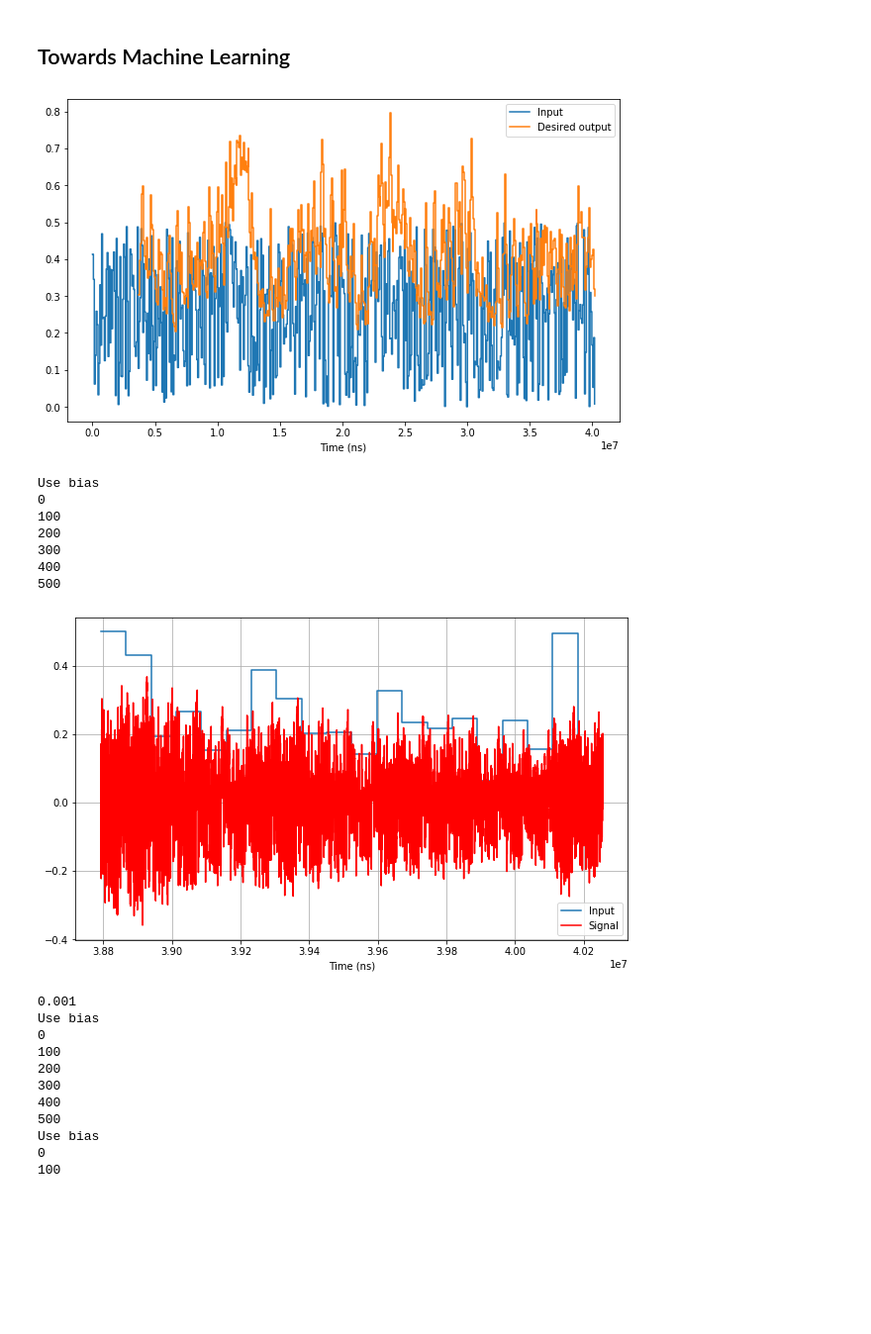
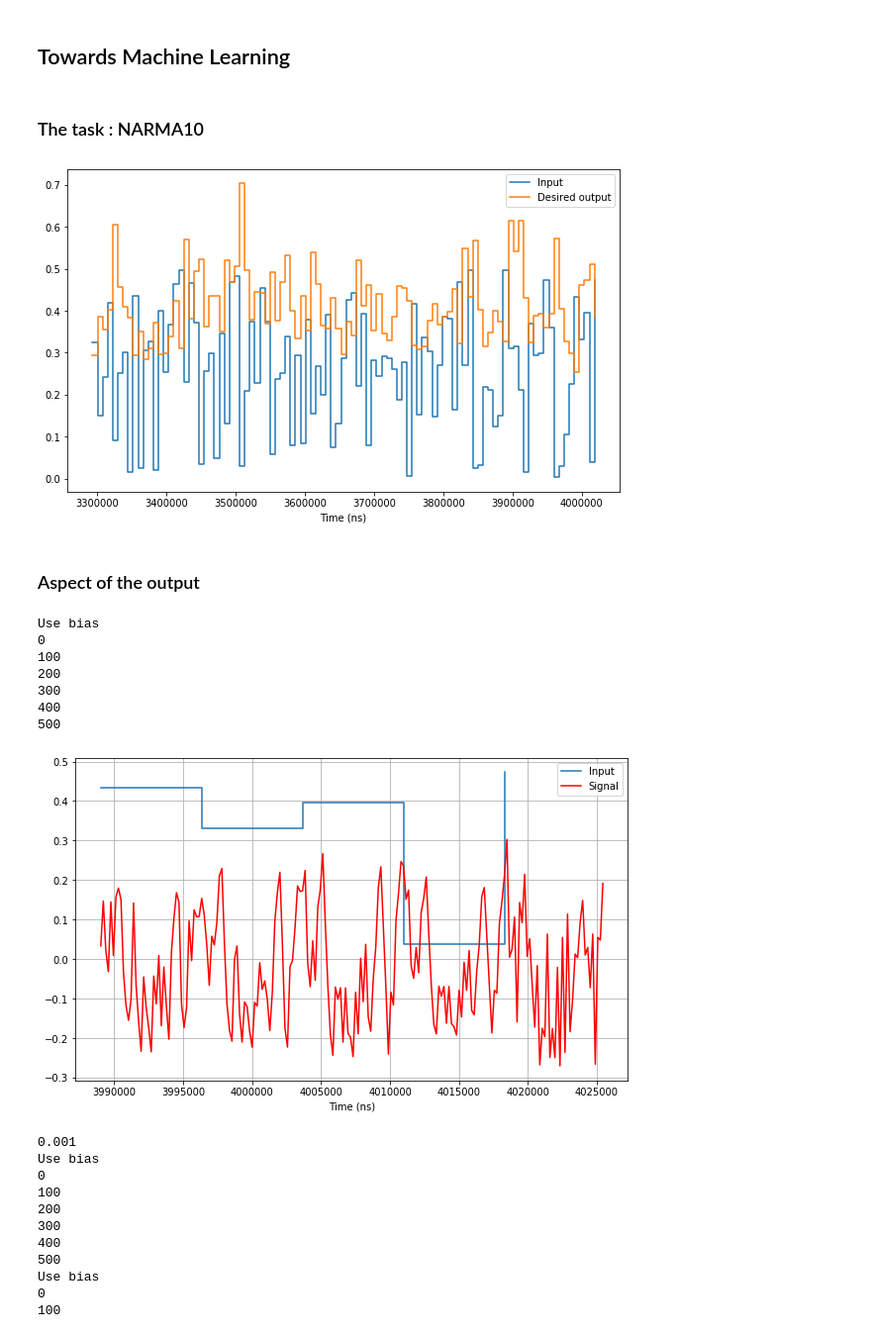
Before and after one commit to spintronic-computing-group/spnc, a Jupyter notebook: notebooks/SPNC-anisotropy/SP_anisotropy_learning.ipynb, the cells around one changed output. Shown at 99% size. Cells and saved outputs as stored; diff of their text form; code cells hidden in the pictures; blank space fills up the shorter version.

```diff
--- a/notebooks/SPNC-anisotropy/SP_anisotropy_learning.ipynb
+++ b/notebooks/SPNC-anisotropy/SP_anisotropy_learning.ipynb
@@ -388,20 +388,24 @@ class Single_Node_Reservoir_NARMA10:
     def get_time_list_S(self, S):
         Ns = S.shape[0]
         return(np.arange(spacer*self.tau,(Ns+spacer)*self.tau,self.theta)*1e9)
+# %% [markdown]
+### The task : NARMA10
 # %%
 Ntrain = 500
 (u,y) = NARMA10(Ntrain)
 
-net = Single_Node_Reservoir_NARMA10(400,1e-2,8e-2,0.26)
+net = Single_Node_Reservoir_NARMA10(40,1e-2,8e-2,0.26)
 time_u = net.get_time_list_u(u)
 time_y = net.get_time_list_y(y)
 # %%
 plt.figure(figsize=(10,6))
-plt.plot(time_u,u,drawstyle='steps-post',label="Input")
-plt.plot(time_y,y,drawstyle='steps-post',label="Desired output")
+plt.plot(time_u[-100:],u[-100:],drawstyle='steps-post',label="Input")
+plt.plot(time_y[-100:],y[-100:],drawstyle='steps-post',label="Desired output")
 plt.xlabel("Time (ns)")
 plt.legend(loc="best")
 plt.show()
 # %% [output]
-[figure, old version]
+[figure, new version]
+# %% [markdown]
+### Aspect of the output
 # %%
@@ -417,17 +421,17 @@ Use bias
 500
 # %%
 plt.figure(figsize=(10,6))
-L = 20
+L = 5
 plt.grid(True)
 plt.plot(time_u[-L:],u[-L:],drawstyle='steps-post',label="Input")
 #plt.plot(time_S[-L*net.Nvirt:],J.flatten()[-L*net.Nvirt:],drawstyle='steps-post',label="Transformed input")
 plt.plot(time_S[-L*net.Nvirt:],S[:,:-1].flatten()[-L*net.Nvirt:],'r-',label="Signal")
 plt.legend(loc="best")
 plt.xlabel("Time (ns)")
 #plt.ylim(-0.6,0.6)
 plt.show()
 # %% [output]
-[figure, old version]
+[figure, new version]
 # %%
 T_theta_list = np.logspace(-3,2,15)
 amplitude = []
```
Also changed, not shown: parts of 16 cells of this notebook, 5 other files.
